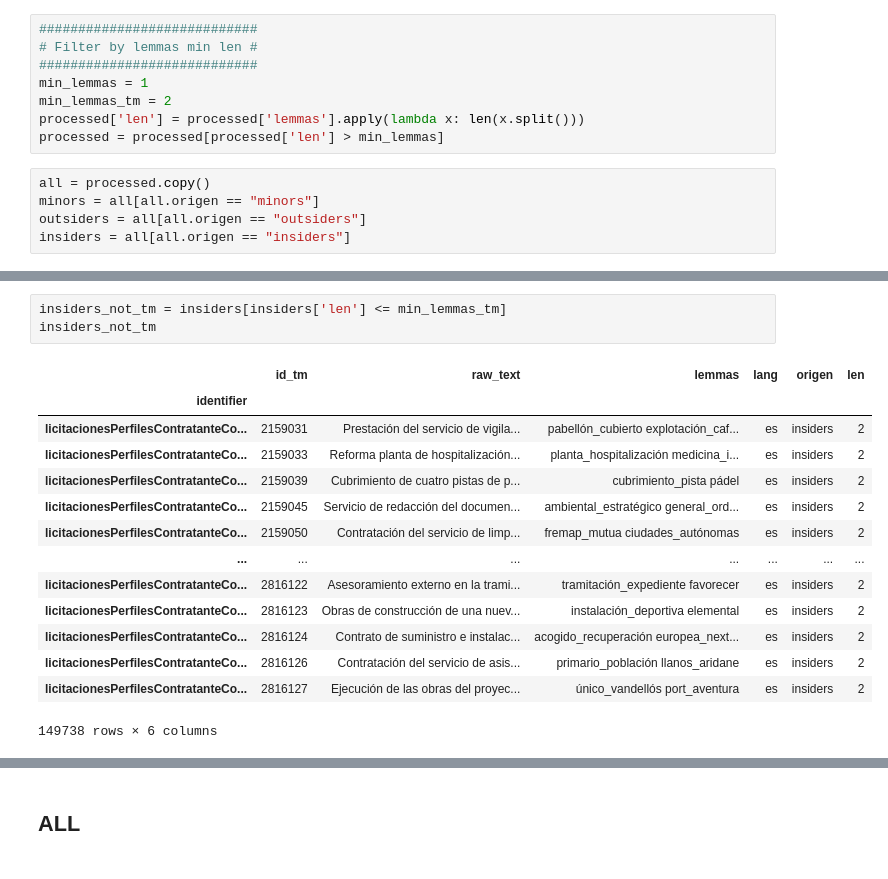
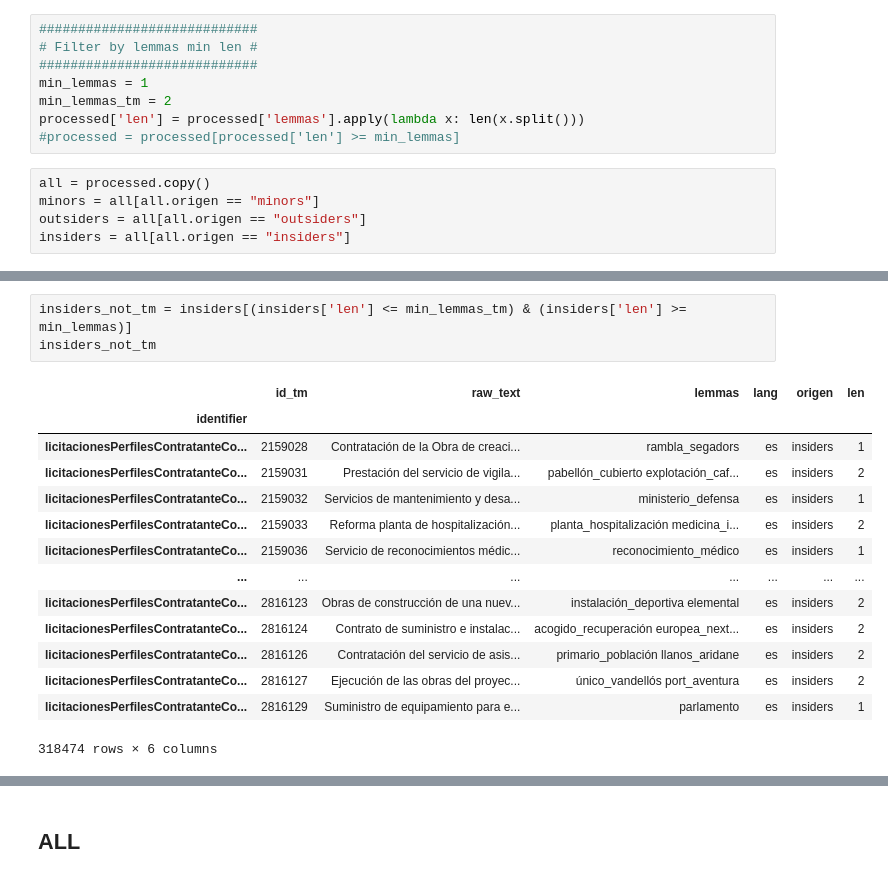
Before and after one commit to nextprocurement/NP-Search-Tool, a Jupyter notebook: aux_scripts/eval_graphs_deliverables/make_inference_final_models.ipynb, the cells around one changed output, grey strips where cells are left out. Cells and saved outputs as stored; diff of their text form.

```diff
--- a/aux_scripts/eval_graphs_deliverables/make_inference_final_models.ipynb
+++ b/aux_scripts/eval_graphs_deliverables/make_inference_final_models.ipynb
@@ -204,7 +204,7 @@ pares_diccionario["nanociència_i"]
 min_lemmas = 1
 min_lemmas_tm = 2
 processed['len'] = processed['lemmas'].apply(lambda x: len(x.split()))
-processed = processed[processed['len'] > min_lemmas]
+#processed = processed[processed['len'] >= min_lemmas]
 # %%
 all = processed.copy()
 minors = all[all.origen == "minors"]
@@ -319,21 +319,21 @@ outsiders[outsiders['len'] > min_lemmas_tm]
 # %%
-insiders_not_tm = insiders[insiders['len'] <= min_lemmas_tm]
+insiders_not_tm = insiders[(insiders['len'] <= min_lemmas_tm) & (insiders['len'] >= min_lemmas)]
 insiders_not_tm
 # %% [output]
 |  | id_tm | raw_text | lemmas | lang | origen | len |
 | identifier |  |  |  |  |  |  |
+| licitacionesPerfilesContratanteCo... | 2159028 | Contratación de la Obra de creaci... | rambla_segadors | es | insiders | 1 |
 | licitacionesPerfilesContratanteCo... | 2159031 | Prestación del servicio de vigila... | pabellón_cubierto explotación_caf... | es | insiders | 2 |
+| licitacionesPerfilesContratanteCo... | 2159032 | Servicios de mantenimiento y desa... | ministerio_defensa | es | insiders | 1 |
 | licitacionesPerfilesContratanteCo... | 2159033 | Reforma planta de hospitalización... | planta_hospitalización medicina_i... | es | insiders | 2 |
-| licitacionesPerfilesContratanteCo... | 2159039 | Cubrimiento de cuatro pistas de p... | cubrimiento_pista pádel | es | insiders | 2 |
-| licitacionesPerfilesContratanteCo... | 2159045 | Servicio de redacción del documen... | ambiental_estratégico general_ord... | es | insiders | 2 |
-| licitacionesPerfilesContratanteCo... | 2159050 | Contratación del servicio de limp... | fremap_mutua ciudades_autónomas | es | insiders | 2 |
+| licitacionesPerfilesContratanteCo... | 2159036 | Servicio de reconocimientos médic... | reconocimiento_médico | es | insiders | 1 |
 | ... | ... | ... | ... | ... | ... | ... |
-| licitacionesPerfilesContratanteCo... | 2816122 | Asesoramiento externo en la trami... | tramitación_expediente favorecer | es | insiders | 2 |
 | licitacionesPerfilesContratanteCo... | 2816123 | Obras de construcción de una nuev... | instalación_deportiva elemental | es | insiders | 2 |
 | licitacionesPerfilesContratanteCo... | 2816124 | Contrato de suministro e instalac... | acogido_recuperación europea_next... | es | insiders | 2 |
 | licitacionesPerfilesContratanteCo... | 2816126 | Contratación del servicio de asis... | primario_población llanos_aridane | es | insiders | 2 |
 | licitacionesPerfilesContratanteCo... | 2816127 | Ejecución de las obras del proyec... | único_vandellós port_aventura | es | insiders | 2 |
+| licitacionesPerfilesContratanteCo... | 2816129 | Suministro de equipamiento para e... | parlamento | es | insiders | 1 |
-149738 rows × 6 columns
+318474 rows × 6 columns
 # %%
 insiders[insiders['len'] > min_lemmas_tm]
 # %% [output]
```
Also changed, not shown: parts of 14 cells of this notebook, 4 other files.
